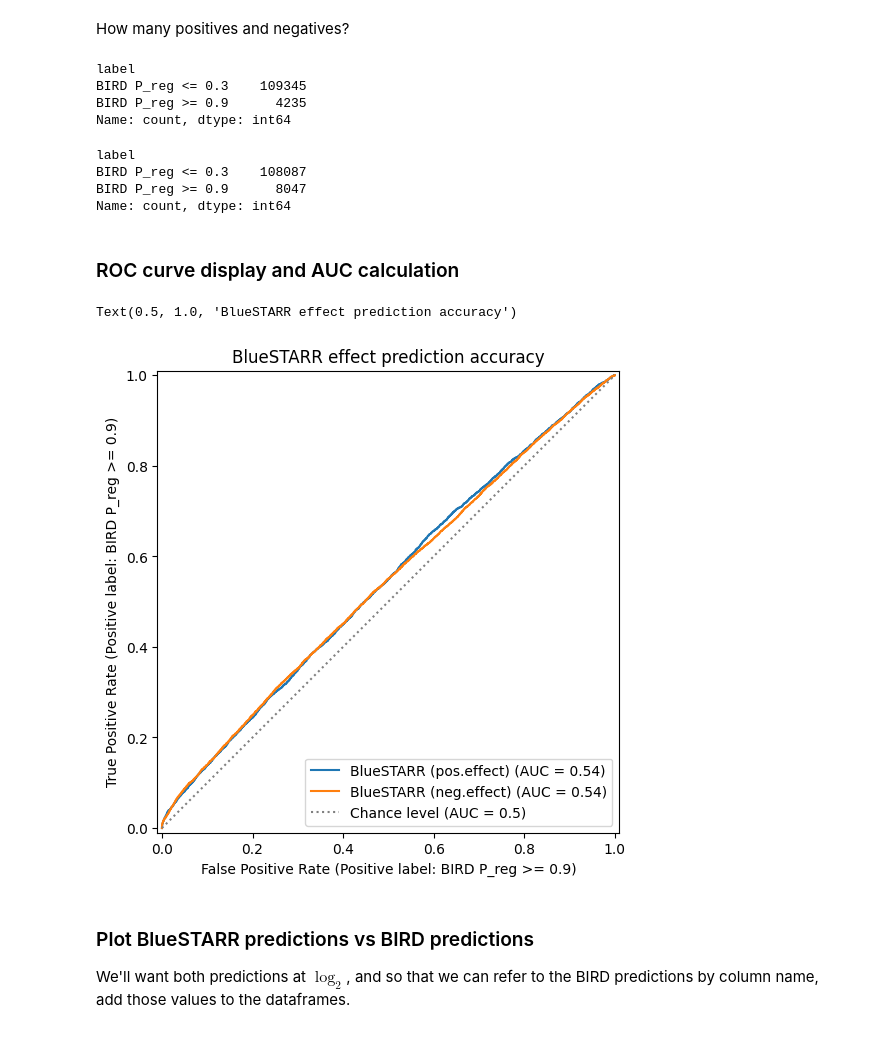
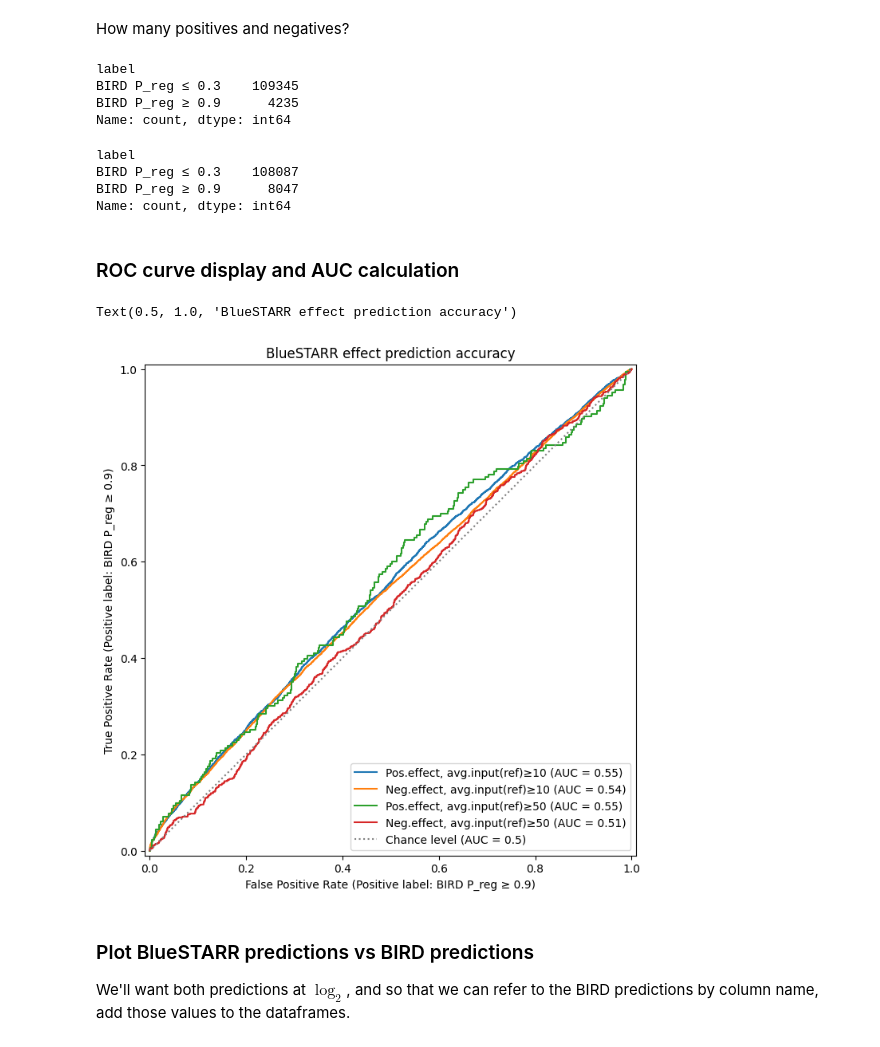
Before and after one commit to Duke-IGVF/BlueSTARR-viz, a Jupyter notebook: preds/BIRD-vs-BlueSTARR-preds.ipynb, the cells around one changed output. Saved outputs shown, nothing was run; the diff lists cells and outputs as text; code cells hidden in the pictures.

Commit message:
Adds thresholding on BIRD input read counts

```diff
--- a/preds/BIRD-vs-BlueSTARR-preds.ipynb
+++ b/preds/BIRD-vs-BlueSTARR-preds.ipynb
@@ -56,10 +117,11 @@ We include the reference allele as a sanity check. Including it in the join cond
 # %%
 blue_birds = duckdb.sql(
     "select b.chrom, m.allele_pos, b.ref_allele, b.alt_allele, b.theta, b.lowerCI, b.upperCI, b.p_reg, "
-    "m.ref_allele as blue_ref_allele, m.log2FC "
-    "from bird_calls b, mutpreds m "
-    "where b.chrom = m.chrom "
-    "and b.allele_pos = m.allele_pos and b.alt_allele = m.allele ")
+    "m.ref_allele as blue_ref_allele, m.log2FC, c.avg_input_ref, c.avg_input_alt "
+    "from bird_calls b, mutpreds m, bird_counts c "
+    "where b.chrom = m.chrom and b.chrom = c.chrom "
+    "and b.allele_pos = m.allele_pos and b.allele_pos = c.allele_pos "
+    "and b.alt_allele = m.allele and b.alt_allele = c.alt_allele")
 # %% [markdown]
 It's not necessary for the ROC curve analysis, but to make sanity inspection easier we order by chromosomal position and alt allele.
 # %%
@@ -100,8 +162,8 @@ We define the positive class as variants with $P_{reg}$ greater than some thresh
 Preg_pos = 0.9
 Preg_neg = 0.3
 # %%
-pos_label = f"BIRD P_reg >= {Preg_pos}"
-neg_label = f"BIRD P_reg <= {Preg_neg}"
+pos_label = f"BIRD P_reg ≥ {Preg_pos}"
+neg_label = f"BIRD P_reg ≤ {Preg_neg}"
 bb_df['label'] = None
 bb_df.loc[bb_df['P_reg'] >= Preg_pos, 'label'] = pos_label
 bb_df.loc[bb_df['P_reg'] <= Preg_neg, 'label'] = neg_label
@@ -116,15 +178,15 @@ How many positives and negatives?
 bb_df_pos.value_counts('label')
 # %% [output]
 label
-BIRD P_reg <= 0.3    109345
-BIRD P_reg >= 0.9      4235
+BIRD P_reg ≤ 0.3    109345
+BIRD P_reg ≥ 0.9      4235
 Name: count, dtype: int64
 # %%
 bb_df_neg.value_counts('label')
 # %% [output]
 label
-BIRD P_reg <= 0.3    108087
-BIRD P_reg >= 0.9      8047
+BIRD P_reg ≤ 0.3    108087
+BIRD P_reg ≥ 0.9      8047
 Name: count, dtype: int64
 # %% [markdown]
 ### ROC curve display and AUC calculation
@@ -132,18 +194,28 @@ Name: count, dtype: int64
 from sklearn.metrics import RocCurveDisplay
 from matplotlib import pyplot as plt
 # %%
-fig, ax = plt.subplots(figsize=(6, 6))
+fig, ax = plt.subplots(figsize=(8, 8))
 roc_pos = RocCurveDisplay.from_predictions(
-    bb_df_pos['label'], bb_df_pos['log2FC'], pos_label=pos_label,
-    name='BlueSTARR (pos.effect)', ax=ax)
+    bb_df_pos.loc[bb_df_pos['avg_input_ref'] >= 10, 'label'],
+    bb_df_pos.loc[bb_df_pos['avg_input_ref'] >= 10, 'log2FC'], pos_label=pos_label,
+    name='Pos.effect, avg.input(ref)≥10', ax=ax)
 roc_neg = RocCurveDisplay.from_predictions(
-    bb_df_neg['label'], -bb_df_neg['log2FC'], pos_label=pos_label,
-    name='BlueSTARR (neg.effect)', ax=ax,
+    bb_df_neg.loc[bb_df_neg['avg_input_ref'] >= 10, 'label'],
+    -bb_df_neg.loc[bb_df_neg['avg_input_ref'] >= 10, 'log2FC'], pos_label=pos_label,
+    name='Neg.effect, avg.input(ref)≥10', ax=ax)
+roc_pos = RocCurveDisplay.from_predictions(
+    bb_df_pos.loc[bb_df_pos['avg_input_ref'] >= 50, 'label'],
+    bb_df_pos.loc[bb_df_pos['avg_input_ref'] >= 50, 'log2FC'], pos_label=pos_label,
+    name='Pos.effect, avg.input(ref)≥50', ax=ax)
+roc_neg = RocCurveDisplay.from_predictions(
+    bb_df_neg.loc[bb_df_neg['avg_input_ref'] >= 50, 'label'],
+    -bb_df_neg.loc[bb_df_neg['avg_input_ref'] >= 50, 'log2FC'], pos_label=pos_label,
+    name='Neg.effect, avg.input(ref)≥50', ax=ax,
     plot_chance_level=True, chance_level_kw={'linestyle': 'dotted', 'linewidth': 1.5, 'color': 'gray'})
 ax.set_title('BlueSTARR effect prediction accuracy')
 # %% [output]
 Text(0.5, 1.0, 'BlueSTARR effect prediction accuracy')
-[figure, old version]
+[figure, new version]
 # %% [markdown]
 ### Plot BlueSTARR predictions vs BIRD predictions
 
```
Also changed, not shown: parts of 8 cells of this notebook.
